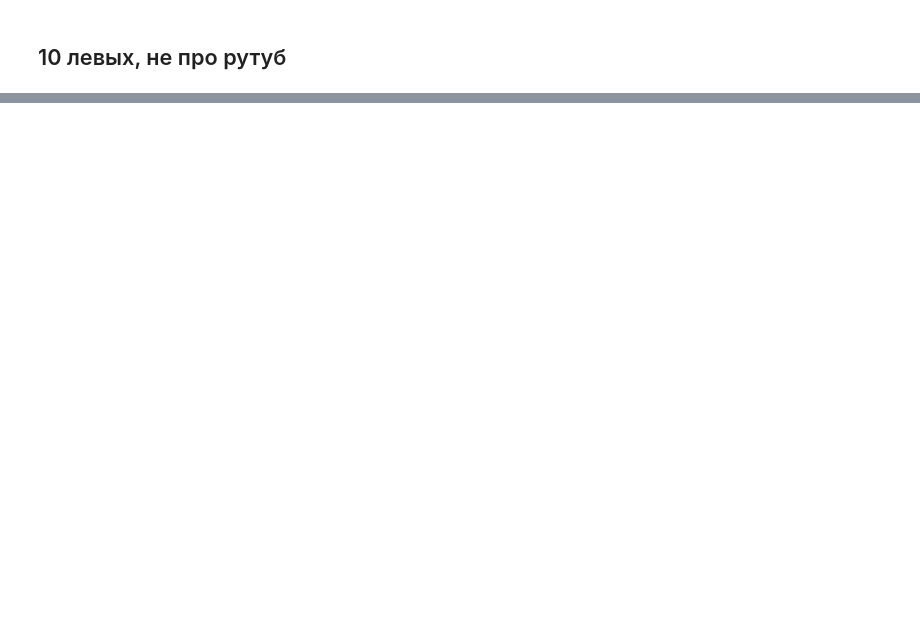
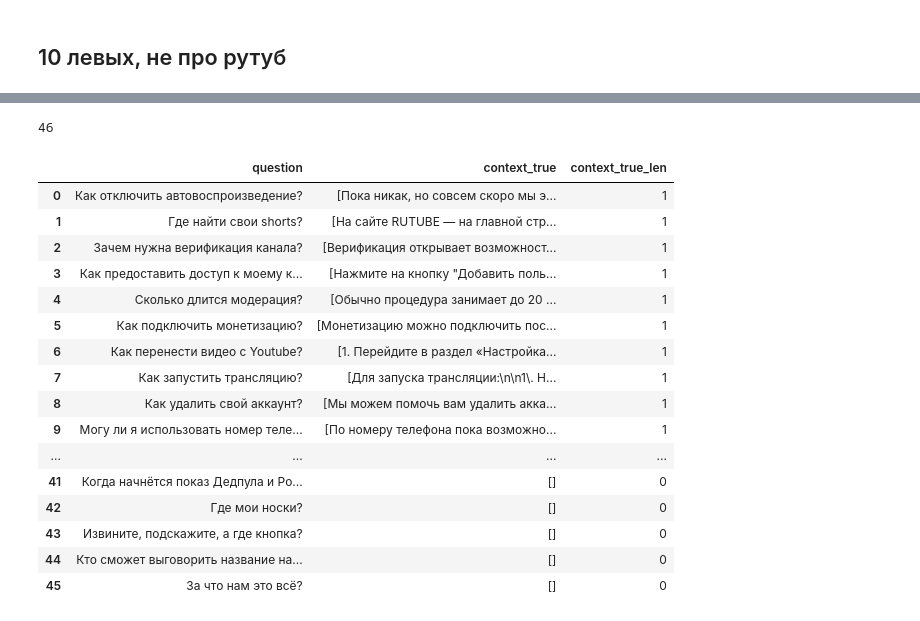
Before and after one commit to snakerzr/rutube_hackathon, a Jupyter notebook: notebooks/retrieval_test_dataset.ipynb, the cells around one changed output, grey strips where cells are left out. Cells and saved outputs as stored; diff of their text form; code cells hidden in the pictures; blank space fills up the shorter version.

Commit message:
retrieval test dataset created

```diff
--- a/notebooks/retrieval_test_dataset.ipynb
+++ b/notebooks/retrieval_test_dataset.ipynb
@@ -168,0 +328,14 @@
+# %%
+first_dataset.extend([[x,[]] for x in ['Как мне сделать курсовую работу?',
+'А где смешарики?',
+'Каков ответ на главный вопрос жизни, вселенной и всего такого?',
+'Все едут на первом автобусе?',
+'Когда начнётся показ Дедпула и Росомахи?',
+'Где мои носки?',
+'Извините, подскажите, а где кнопка?',
+'Кто сможет выговорить название нашей команды?',
+'За что нам это всё?']])
+# %%
+len(first_dataset)
+# %% [output]
+46
@@ -168,0 +344,26 @@
+# %%
+df = pd.DataFrame(first_dataset)
+# %%
+df.columns = ['question','context_true']
+# %%
+df['context_true_len'] = df['context_true'].apply(len)
+# %%
+df
+# %% [output]
+|  | question | context_true | context_true_len |
+| 0 | Как отключить автовоспроизведение? | [Пока никак, но совсем скоро мы э... | 1 |
+| 1 | Где найти свои shorts? | [На сайте RUTUBE — на главной стр... | 1 |
+| 2 | Зачем нужна верификация канала? | [Верификация открывает возможност... | 1 |
+| 3 | Как предоставить доступ к моему к... | [Нажмите на кнопку "Добавить поль... | 1 |
+| 4 | Сколько длится модерация? | [Обычно процедура занимает до 20 ... | 1 |
+| 5 | Как подключить монетизацию? | [Монетизацию можно подключить пос... | 1 |
+| 6 | Как перенести видео с Youtube? | [1. Перейдите в раздел «Настройка... | 1 |
+| 7 | Как запустить трансляцию? | [Для запуска трансляции:\n\n1\. Н... | 1 |
+| 8 | Как удалить свой аккаунт? | [Мы можем помочь вам удалить акка... | 1 |
+| 9 | Могу ли я использовать номер теле... | [По номеру телефона пока возможно... | 1 |
+| ... | ... | ... | ... |
+| 41 | Когда начнётся показ Дедпула и Ро... | [] | 0 |
+| 42 | Где мои носки? | [] | 0 |
+| 43 | Извините, подскажите, а где кнопка? | [] | 0 |
+| 44 | Кто сможет выговорить название на... | [] | 0 |
+| 45 | За что нам это всё? | [] | 0 |
```
Also changed, not shown: parts of 79 cells of this notebook, 1 other file.
